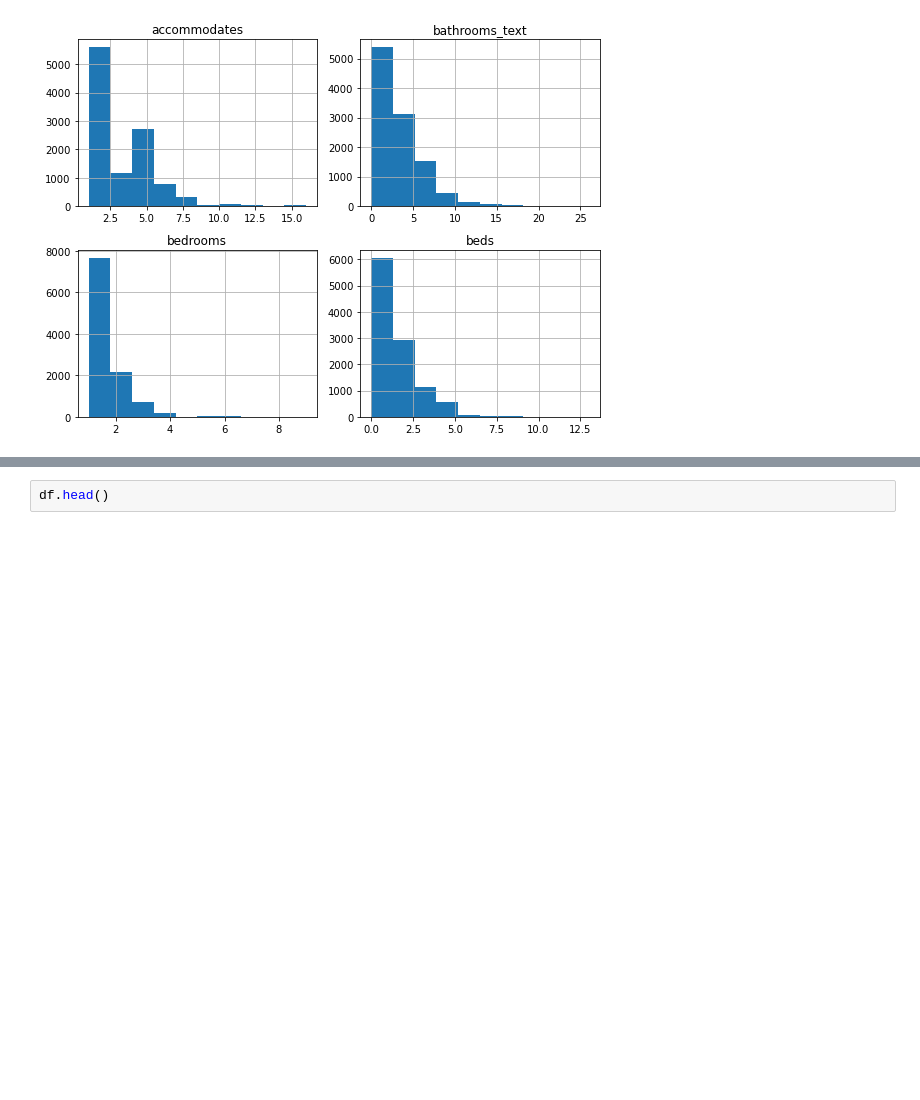
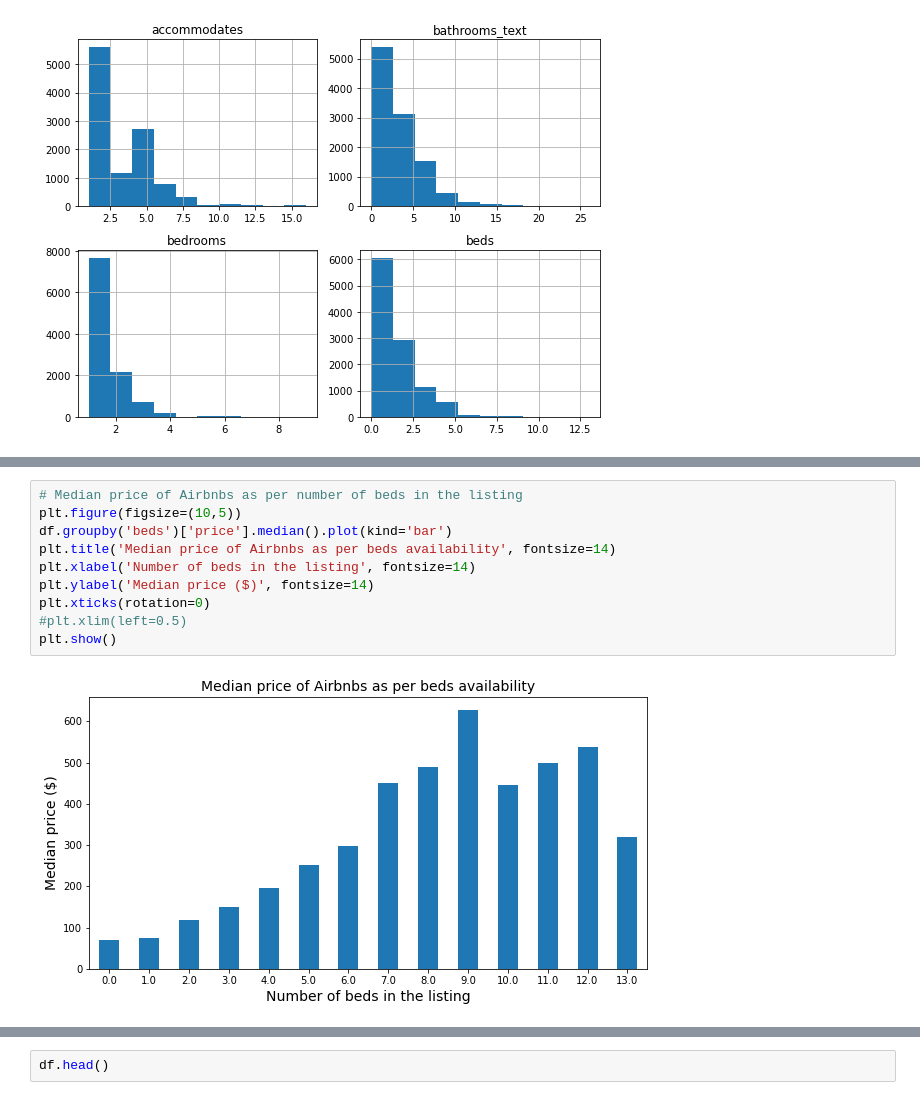
Before and after one commit to GKPSingh/Toronto-Airbnb, a Jupyter notebook: Data_EDA.ipynb, the cells around one changed output, grey strips where cells are left out. Cells and saved outputs as stored; diff of their text form; blank space fills up the shorter version.

```diff
--- a/Data_EDA.ipynb
+++ b/Data_EDA.ipynb
@@ -111,0 +138,12 @@ plt.tight_layout()
+# %%
+# Median price of Airbnbs as per number of beds in the listing
+plt.figure(figsize=(10,5))
+df.groupby('beds')['price'].median().plot(kind='bar')
+plt.title('Median price of Airbnbs as per beds availability', fontsize=14)
+plt.xlabel('Number of beds in the listing', fontsize=14)
+plt.ylabel('Median price ($)', fontsize=14)
+plt.xticks(rotation=0)
+#plt.xlim(left=0.5)
+plt.show()
+# %% [output]
+[figure, added]
```
Also changed, not shown: parts of 20 cells of this notebook.
